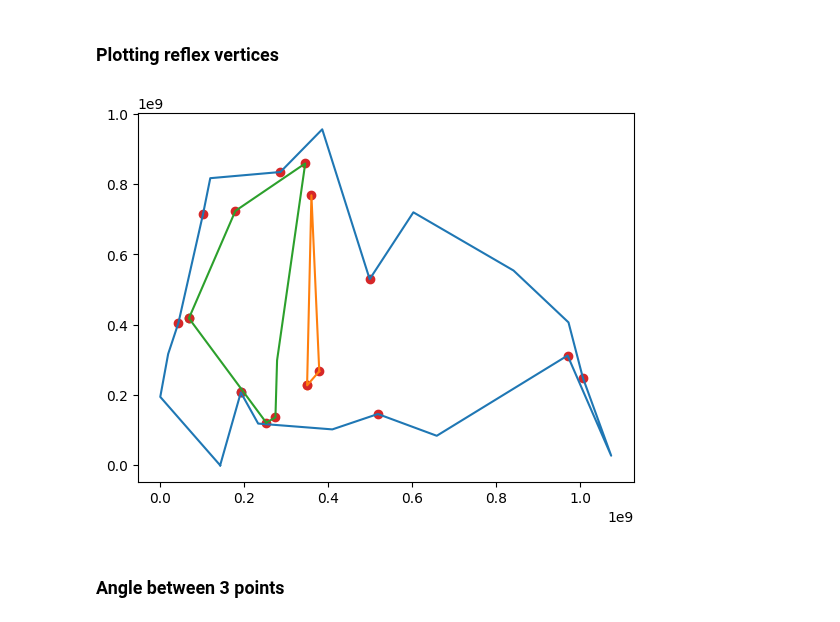
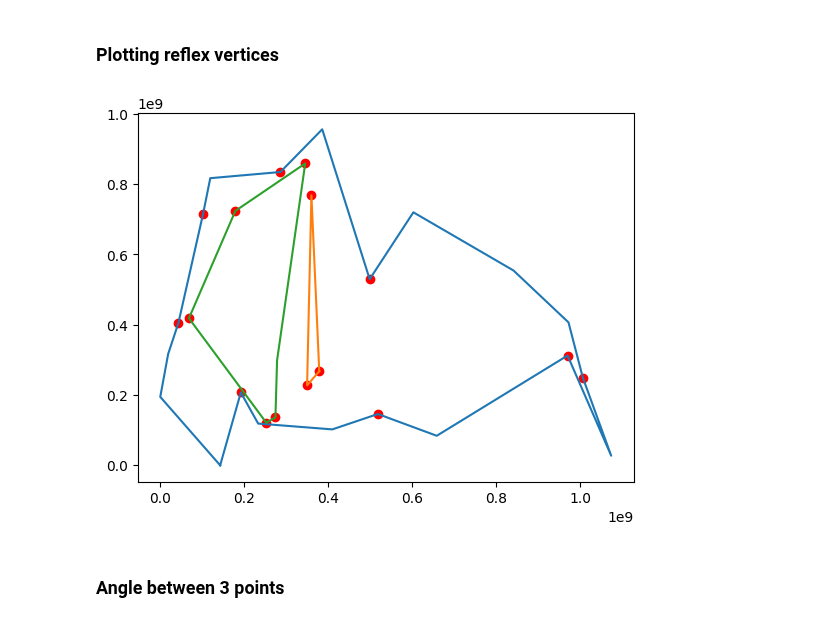
Before and after one commit to theodle/2IMA15-project, a Jupyter notebook: prototyping.ipynb, the cells around one changed output. Cells and saved outputs as stored; diff of their text form; code cells hidden in the pictures.

```diff
--- a/prototyping.ipynb
+++ b/prototyping.ipynb
@@ -368,36 +368,36 @@ reflex, r = find_reflex(polygon)
 # %%
 listpolygon = [[polygon['outer_boundary'][-1]['x'], polygon['outer_boundary'][-1]['y']]]
 for pt in polygon['outer_boundary']:
     listpolygon.append([pt['x'], pt['y']])
 
 listpolygon = np.array(listpolygon)
 
 plt.plot(listpolygon.T[0], listpolygon.T[1])
 # plt.scatter(listpolygon.T[0][1:], listpolygon.T[1][1:])
-plt.scatter(listpolygon[1][0], listpolygon[1][1])
+# plt.scatter(listpolygon[1][0], listpolygon[1][1])
 
 for hole in polygon['holes']:
     listhole = [[hole[-1]['x'], hole[-1]['y']]]
     for pt in hole:
         listhole.append([pt['x'], pt['y']])
 
     listhole = np.array(listhole)
 
     plt.plot(listhole.T[0], listhole.T[1])
     # plt.scatter(listhole.T[0][1:], listhole.T[1][1:])
-    plt.scatter(listhole[1][0], listhole[1][1])
+    # plt.scatter(listhole[1][0], listhole[1][1])
 
 listreflex = []
 for pt in reflex:
     listreflex.append([pt['x'], pt['y']])
 
 listreflex = np.array(listreflex)
 
-plt.scatter(listreflex.T[0], listreflex.T[1])
+plt.scatter(listreflex.T[0], listreflex.T[1], c='red')
 
 plt.show()
 # %% [output]
-[figure, old version]
+[figure, new version]
 # %% [markdown]
 ### Angle between 3 points
 # %%
```
Also changed, not shown: parts of 6 cells of this notebook.
